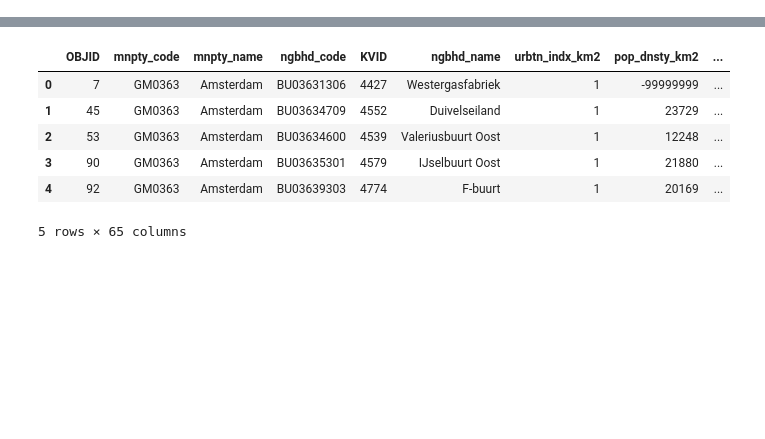
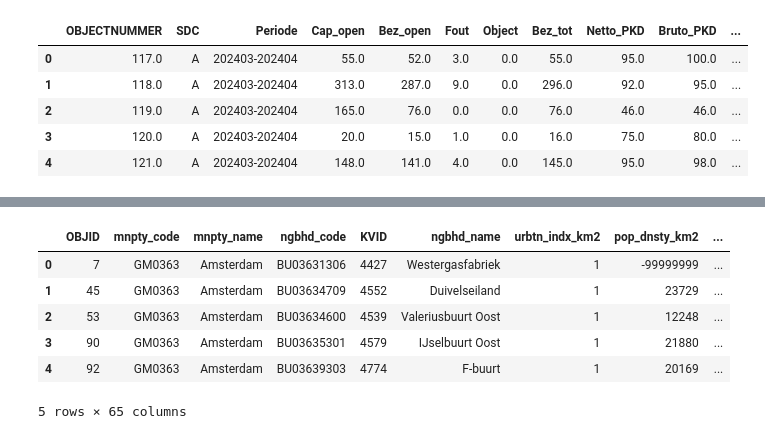
Before and after one commit to bram-villanueva/paper_project, a Jupyter notebook: park_prs_and_green.ipynb, the cells around one changed output, grey strips where cells are left out. Drawn from its saved outputs; the diff is of its cells as text; code cells hidden in the pictures; blank space fills up the shorter version.

```diff
--- a/park_prs_and_green.ipynb
+++ b/park_prs_and_green.ipynb
@@ -34,7 +34,9 @@ gpdf01.head()
 #here i am dropping all entries that do not have "doordeweeks avond" in "Dagdeel"
 #and checking how many I have left
 gpdf01_1 = gpdf01[gpdf01['Dagdeel'] == 'doordeweeks avond']
-before = len(gpdf01)
-after = len(gpdf01_1)
-print(f"Rows before: {before}, after: {after}, dropped: {before - after}")
+gpdf01_1['Wijken'] = gpdf01_1['BRT'].str[:2]
+gpdf01_1['BRT_code'] = gpdf01_1['BRT'].astype(str).str[:4]
+gpdf01_1['BRT_name'] = gpdf01_1['BRT'].str[5:]
+gpdf01_1['BRT_name'] = gpdf01_1['BRT_name'].str.replace('-', ' ', regex=False)
+gpdf01_1.head(10)
 # %% [output]
@@ -41,0 +97,10 @@ Rows before: 1447, after: 518, dropped: 929
+# %%
+gpdf01_2 = gpdf01_1.drop(columns=['BRT', 'Dagdeel', 'WKT_LNG_LAT', 'WKT_LAT_LNG', 'LNG', 'LAT'])
+gpdf01_2.head()
+# %% [output]
+|  | OBJECTNUMMER | SDC | Periode | Cap_open | Bez_open | Fout | Object | Bez_tot | Netto_PKD | Bruto_PKD | ... |
+| 0 | 117.0 | A | 202403-202404 | 55.0 | 52.0 | 3.0 | 0.0 | 55.0 | 95.0 | 100.0 | ... |
+| 1 | 118.0 | A | 202403-202404 | 313.0 | 287.0 | 9.0 | 0.0 | 296.0 | 92.0 | 95.0 | ... |
+| 2 | 119.0 | A | 202403-202404 | 165.0 | 76.0 | 0.0 | 0.0 | 76.0 | 46.0 | 46.0 | ... |
+| 3 | 120.0 | A | 202403-202404 | 20.0 | 15.0 | 1.0 | 0.0 | 16.0 | 75.0 | 80.0 | ... |
+| 4 | 121.0 | A | 202403-202404 | 148.0 | 141.0 | 4.0 | 0.0 | 145.0 | 95.0 | 98.0 | ... |
```
Also changed, not shown: parts of 12 cells of this notebook.
